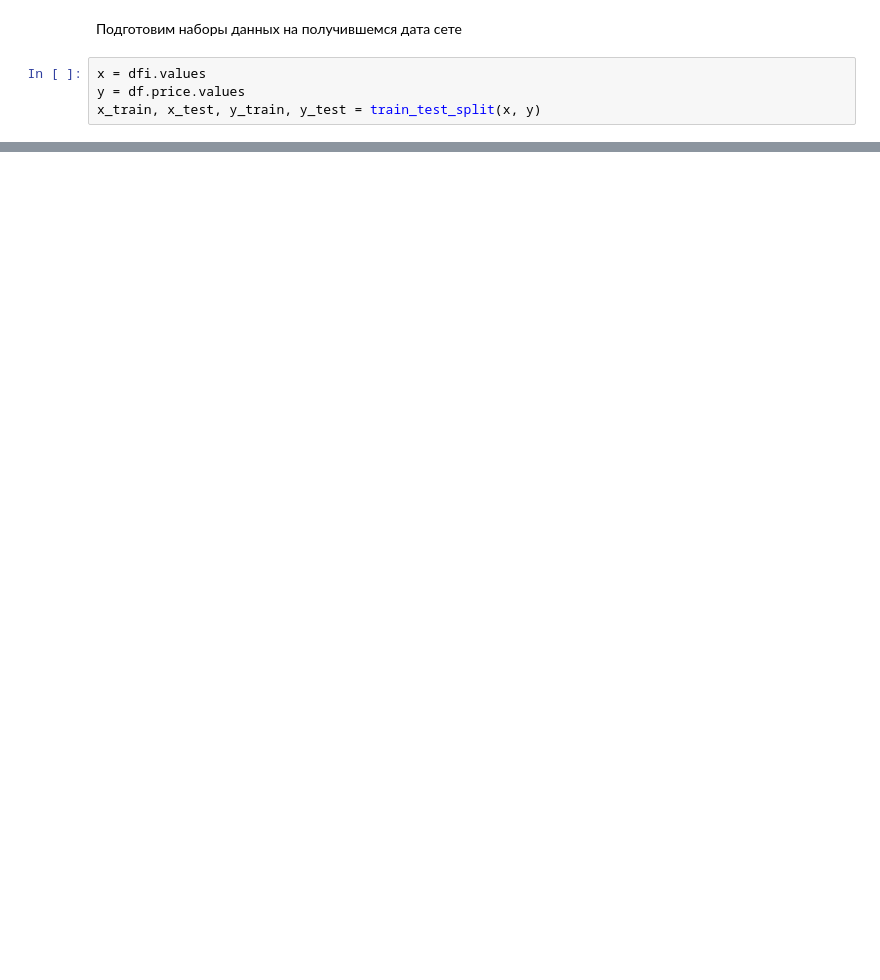
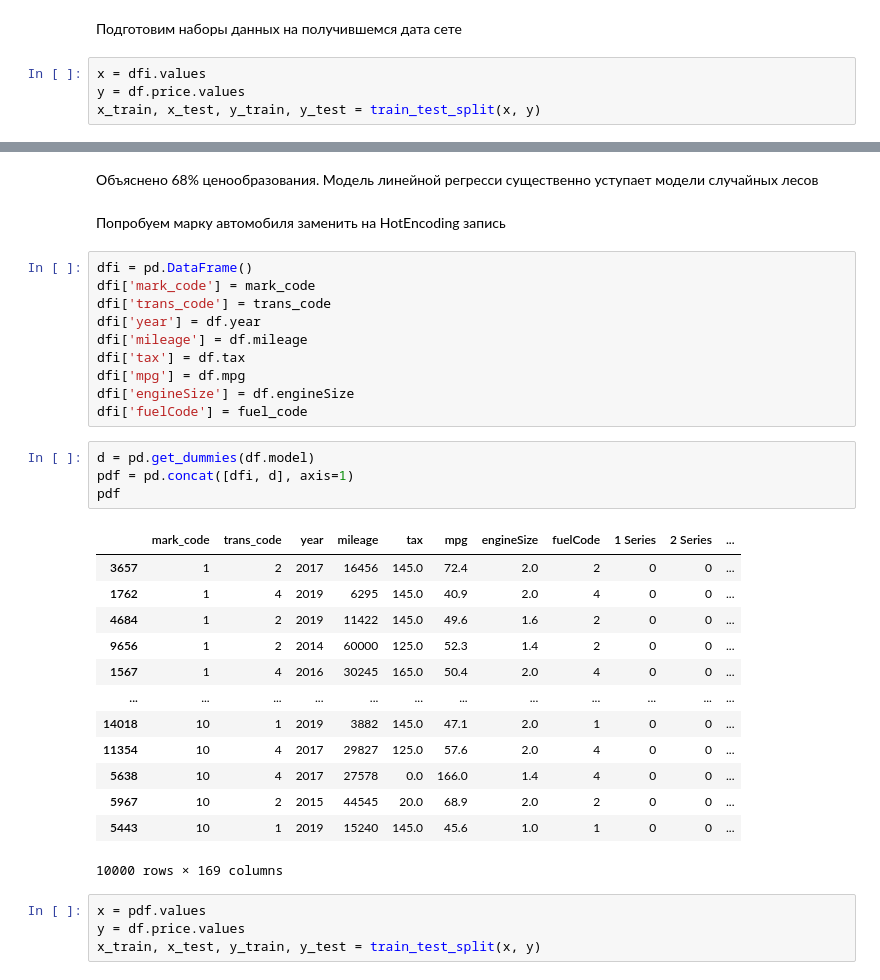
Before and after one commit to SokolovVasiliy/brunoyam, a Jupyter notebook: 07_lesson/07_lesson.ipynb, the cells around one changed output, grey strips where cells are left out. Cells and saved outputs as stored; diff of their text form; blank space fills up the shorter version.

```diff
--- a/07_lesson/07_lesson.ipynb
+++ b/07_lesson/07_lesson.ipynb
@@ -334,0 +369,36 @@ ValueError: Input contains NaN, infinity or a value too large for dtype('float32
+# %% [markdown]
+Объяснено 68% ценообразования. Модель линейной регресси существенно уступает модели случайных лесов
+# %% [markdown]
+Попробуем марку автомобиля заменить на HotEncoding запись
+# %%
+dfi = pd.DataFrame()
+dfi['mark_code'] = mark_code
+dfi['trans_code'] = trans_code
+dfi['year'] = df.year
+dfi['mileage'] = df.mileage
+dfi['tax'] = df.tax
+dfi['mpg'] = df.mpg
+dfi['engineSize'] = df.engineSize
+dfi['fuelCode'] = fuel_code
+# %%
+d = pd.get_dummies(df.model)
+pdf = pd.concat([dfi, d], axis=1)
+pdf
+# %% [output]
+|  | mark_code | trans_code | year | mileage | tax | mpg | engineSize | fuelCode | 1 Series | 2 Series | ... |
+| 3657 | 1 | 2 | 2017 | 16456 | 145.0 | 72.4 | 2.0 | 2 | 0 | 0 | ... |
+| 1762 | 1 | 4 | 2019 | 6295 | 145.0 | 40.9 | 2.0 | 4 | 0 | 0 | ... |
+| 4684 | 1 | 2 | 2019 | 11422 | 145.0 | 49.6 | 1.6 | 2 | 0 | 0 | ... |
+| 9656 | 1 | 2 | 2014 | 60000 | 125.0 | 52.3 | 1.4 | 2 | 0 | 0 | ... |
+| 1567 | 1 | 4 | 2016 | 30245 | 165.0 | 50.4 | 2.0 | 4 | 0 | 0 | ... |
+| ... | ... | ... | ... | ... | ... | ... | ... | ... | ... | ... | ... |
+| 14018 | 10 | 1 | 2019 | 3882 | 145.0 | 47.1 | 2.0 | 1 | 0 | 0 | ... |
+| 11354 | 10 | 4 | 2017 | 29827 | 125.0 | 57.6 | 2.0 | 4 | 0 | 0 | ... |
+| 5638 | 10 | 4 | 2017 | 27578 | 0.0 | 166.0 | 1.4 | 4 | 0 | 0 | ... |
+| 5967 | 10 | 2 | 2015 | 44545 | 20.0 | 68.9 | 2.0 | 2 | 0 | 0 | ... |
+| 5443 | 10 | 1 | 2019 | 15240 | 145.0 | 45.6 | 1.0 | 1 | 0 | 0 | ... |
+10000 rows × 169 columns
+# %%
+x = pdf.values
+y = df.price.values
+x_train, x_test, y_train, y_test = train_test_split(x, y)
```
Also changed, not shown: parts of 16 cells of this notebook.
